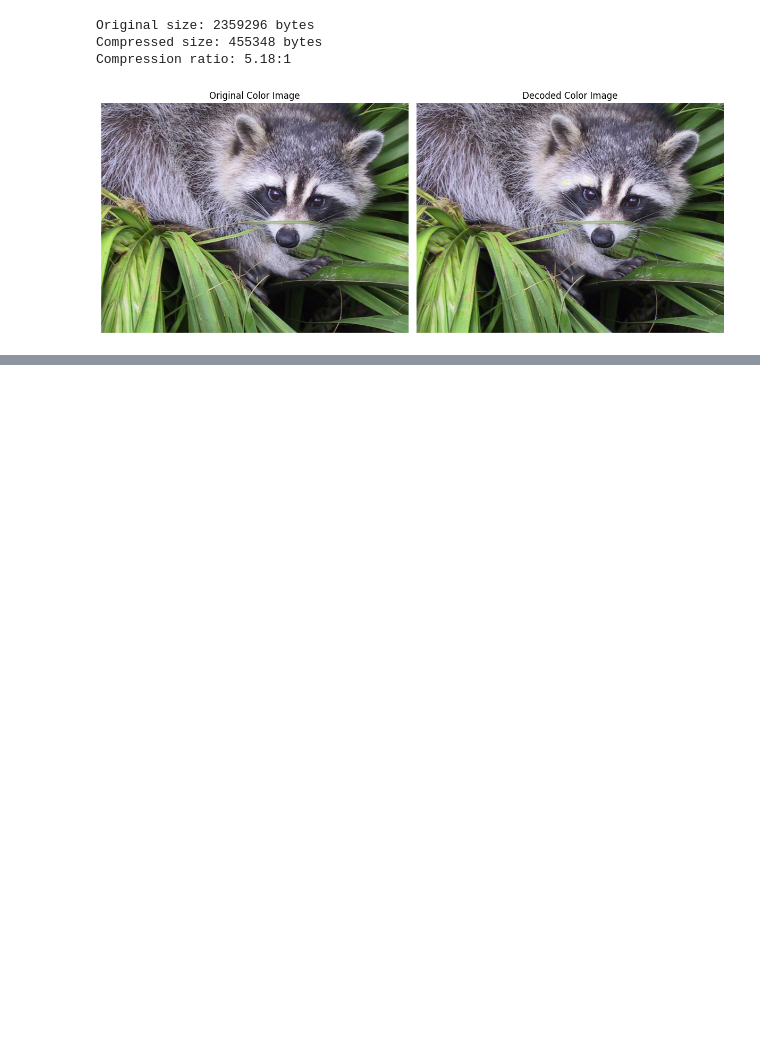
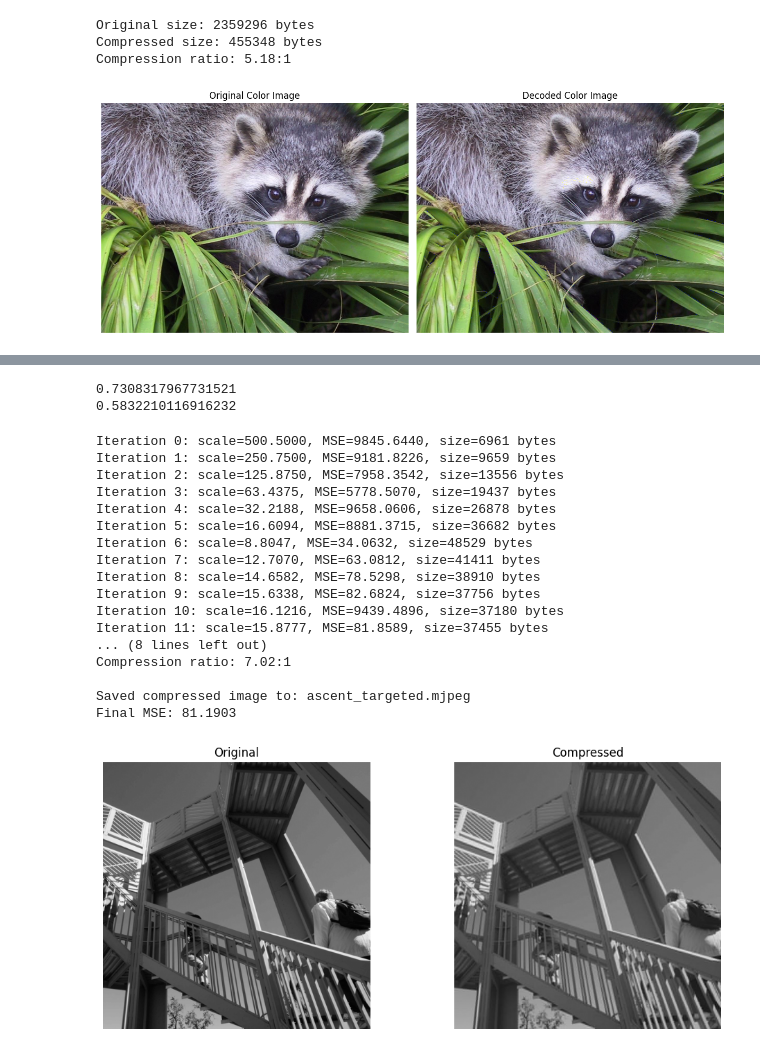
Before and after one commit to Matteoverzotti/Signal-Processing, a Jupyter notebook: Lab/JPEG/ps-tema-01.ipynb, the cells around one changed output, grey strips where cells are left out. Saved outputs shown, nothing was run; the diff lists cells and outputs as text; code cells hidden in the pictures; blank space fills up the shorter version.

Commit message:
Cerinta 3 - compresie pana la un prag MSE

```diff
--- a/Lab/JPEG/ps-tema-01.ipynb
+++ b/Lab/JPEG/ps-tema-01.ipynb
@@ -111,14 +114,14 @@ plt.show()
 # %% [markdown]
 Pentru fiecare bloc de $8\times 8$ aplică DCT și cuantizare.
 # %%
-Q_jpeg = [[16, 11, 10, 16, 24, 40, 51, 61],
+Q_jpeg = np.array([[16, 11, 10, 16, 24, 40, 51, 61],
           [12, 12, 14, 19, 26, 28, 60, 55],
           [14, 13, 16, 24, 40, 57, 69, 56],
           [14, 17, 22, 29, 51, 87, 80, 62],
           [18, 22, 37, 56, 68, 109, 103, 77],
           [24, 35, 55, 64, 81, 104, 113, 92],
           [49, 64, 78, 87, 103, 121, 120, 101],
-          [72, 92, 95, 98, 112, 100, 103, 99]]
+          [72, 92, 95, 98, 112, 100, 103, 99]])
 
 # Encoding
 x = X[:8, :8]
@@ -812,0 +825,9 @@ Compression ratio: 5.18:1
+# %%
+def compute_mse(image1, image2):
+    return np.mean((image1 - image2) ** 2)
+
+print(compute_mse(X, X_jpeg))
+print(compute_mse(X_color, X_color_decoded))
+# %% [output]
+0.7308317967731521
+0.5832210116916232
@@ -812,0 +890,54 @@ Compression ratio: 5.18:1
+# %%
+def save_with_mse_target(filename, image, target_mse, Q_base, is_color=False):
+    actual_mse, scale_factor = compress_until_mse(
+        image, target_mse, Q_base, is_color
+    )
+
+    Q_scaled = Q_base * scale_factor
+
+    if is_color:
+        save_color_jpeg(filename, image, Q_scaled)
+    else:
+        rle_data, amplitudes = quantify_image(image, Q_scaled)
+        canonical_codes = build_huffman_table(rle_data)
+        data_bytes, pad_len = encode_data(rle_data, amplitudes, canonical_codes)
+        save_encoded_file(filename, image, Q_scaled, canonical_codes, data_bytes, pad_len)
+
+    print(f"\nSaved compressed image to: {filename}")
+    return actual_mse
+# %%
+X = datasets.ascent() # Momentan nu am reusit sa comprim imagini color, nu stiu inca de ce
+target_mse = 2000
+save_with_mse_target('ascent_targeted.mjpeg', X, target_mse, Q_jpeg, is_color=False)
+
+X_decoded = load_mjpeg_image('ascent_targeted.mjpeg')
+plt.figure(figsize=(12, 5))
+plt.subplot(121)
+plt.imshow(X, cmap=plt.cm.gray)
+plt.title('Original')
+plt.axis('off')
+plt.subplot(122)
+plt.imshow(X_decoded, cmap=plt.cm.gray)
+plt.title('Compressed')
+plt.axis('off')
+
+print(f"Final MSE: {compute_mse(X, X_decoded):.4f}")
+# %% [output]
+Iteration 0: scale=500.5000, MSE=9845.6440, size=6961 bytes
+Iteration 1: scale=250.7500, MSE=9181.8226, size=9659 bytes
+Iteration 2: scale=125.8750, MSE=7958.3542, size=13556 bytes
+Iteration 3: scale=63.4375, MSE=5778.5070, size=19437 bytes
+Iteration 4: scale=32.2188, MSE=9658.0606, size=26878 bytes
+Iteration 5: scale=16.6094, MSE=8881.3715, size=36682 bytes
+Iteration 6: scale=8.8047, MSE=34.0632, size=48529 bytes
+Iteration 7: scale=12.7070, MSE=63.0812, size=41411 bytes
+Iteration 8: scale=14.6582, MSE=78.5298, size=38910 bytes
+Iteration 9: scale=15.6338, MSE=82.6824, size=37756 bytes
+Iteration 10: scale=16.1216, MSE=9439.4896, size=37180 bytes
+Iteration 11: scale=15.8777, MSE=81.8589, size=37455 bytes
+... (8 lines left out)
+Compression ratio: 7.02:1
+
+Saved compressed image to: ascent_targeted.mjpeg
+Final MSE: 81.1903
+[figure, added]
```
Also changed, not shown: parts of 9 cells of this notebook, 2 other files.
